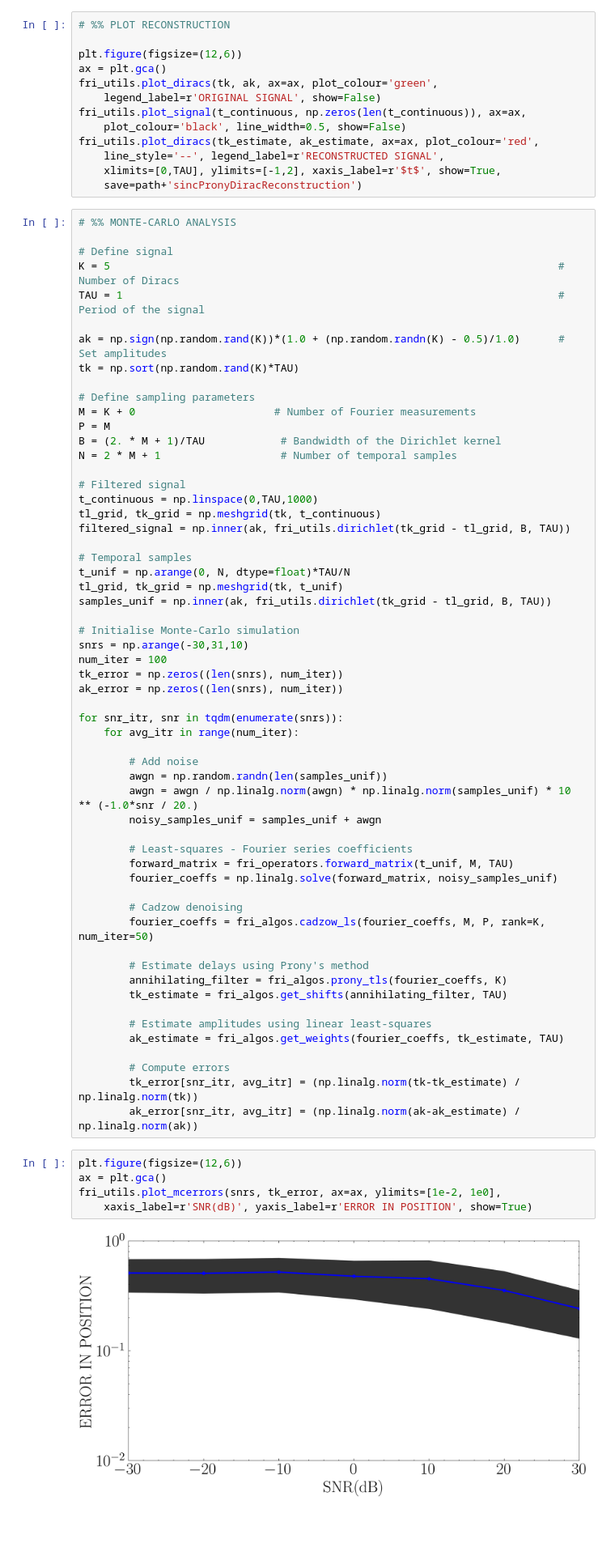
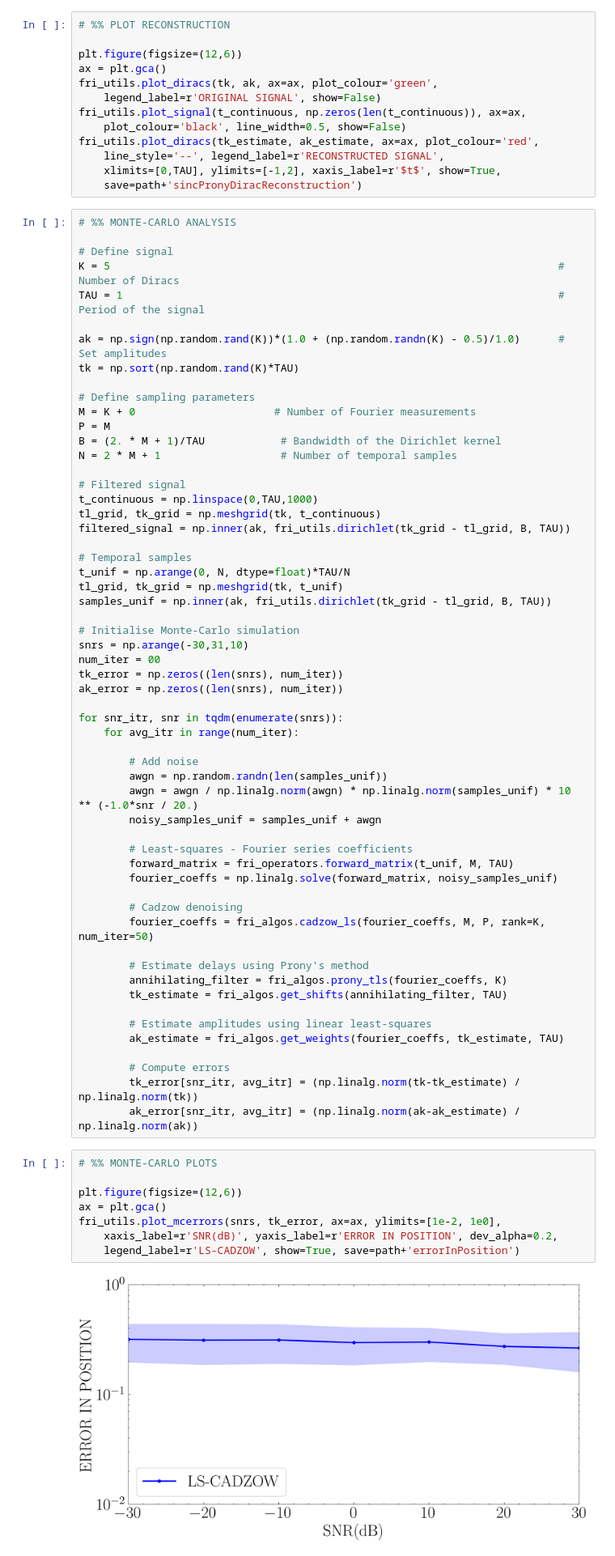
Before and after one commit to kamath-abhijith/FRI_Toolbox, a Jupyter notebook: src/blu_2008.ipynb, the cells around one changed output. Shown: that part at 81% size. Saved outputs shown, nothing was run; the diff lists cells and outputs as text; blank space fills up the shorter version.

```diff
--- a/src/blu_2008.ipynb
+++ b/src/blu_2008.ipynb
@@ -140,7 +143,7 @@ samples_unif = np.inner(ak, fri_utils.dirichlet(tk_grid - tl_grid, B, TAU))
 
 # Initialise Monte-Carlo simulation
 snrs = np.arange(-30,31,10)
-num_iter = 100
+num_iter = 00
 tk_error = np.zeros((len(snrs), num_iter))
 ak_error = np.zeros((len(snrs), num_iter))
 
@@ -170,9 +173,12 @@ for snr_itr, snr in tqdm(enumerate(snrs)):
         tk_error[snr_itr, avg_itr] = (np.linalg.norm(tk-tk_estimate) / np.linalg.norm(tk))
         ak_error[snr_itr, avg_itr] = (np.linalg.norm(ak-ak_estimate) / np.linalg.norm(ak))
 # %%
+# %% MONTE-CARLO PLOTS
+
 plt.figure(figsize=(12,6))
 ax = plt.gca()
 fri_utils.plot_mcerrors(snrs, tk_error, ax=ax, ylimits=[1e-2, 1e0],
-    xaxis_label=r'SNR(dB)', yaxis_label=r'ERROR IN POSITION', show=True)
+    xaxis_label=r'SNR(dB)', yaxis_label=r'ERROR IN POSITION', dev_alpha=0.2,
+    legend_label=r'LS-CADZOW', show=True, save=path+'errorInPosition')
 # %% [output]
-[figure, old version]
+[figure, new version]
```
Also changed, not shown: parts of 1 cell of this notebook, 9 other files.
